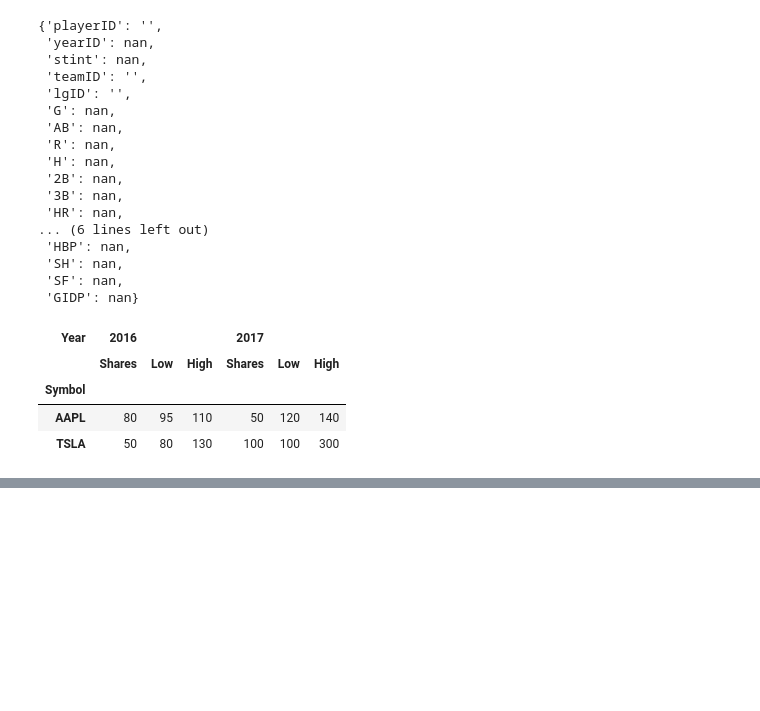
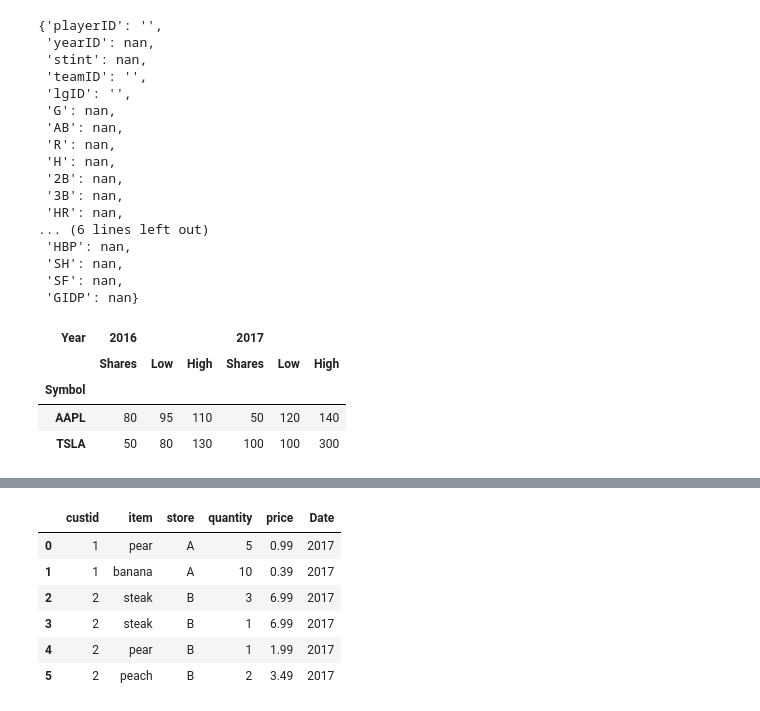
Before and after one commit to minstrel1149/pandas_practice-cookbook1, a Jupyter notebook: Pd_cookbook_1_chapter11.ipynb, the cells around one changed output, grey strips where cells are left out. Drawn from its saved outputs; the diff is of its cells as text; code cells hidden in the pictures; blank space fills up the shorter version.

```diff
--- a/Pd_cookbook_1_chapter11.ipynb
+++ b/Pd_cookbook_1_chapter11.ipynb
@@ -158,0 +177,5 @@ other = [stock_2017.add_suffix('_2017'), stock_2018.add_suffix('_2018')]
+# %%
+names = ['prices', 'transactions']
+food_tables = [pd.read_csv(p1 / f'food_{name}.csv') for name in names]
+food_prices, food_transactions = food_tables
+food_prices, food_transactions
@@ -158,0 +201,14 @@ other = [stock_2017.add_suffix('_2017'), stock_2018.add_suffix('_2018')]
+# %%
+# 열을 기준으로 병합하기 위해서는 merge() 메서드 활용
+(food_transactions
+# how='inner'이기 때문에 coconut이 사라지고, steak에 중복이 존재하여 카티션 곱 발생 -> food_prices DataFrame에서 steak를 하나만 존재하도록 조치
+.merge(food_prices.query("Date == 2017"), on=['item', 'store'])
+)
+# %% [output]
+|  | custid | item | store | quantity | price | Date |
+| 0 | 1 | pear | A | 5 | 0.99 | 2017 |
+| 1 | 1 | banana | A | 10 | 0.39 | 2017 |
+| 2 | 2 | steak | B | 3 | 6.99 | 2017 |
+| 3 | 2 | steak | B | 1 | 6.99 | 2017 |
+| 4 | 2 | pear | B | 1 | 1.99 | 2017 |
+| 5 | 2 | peach | B | 2 | 3.49 | 2017 |
```
Also changed, not shown: parts of 4 cells of this notebook, 1 other file.
